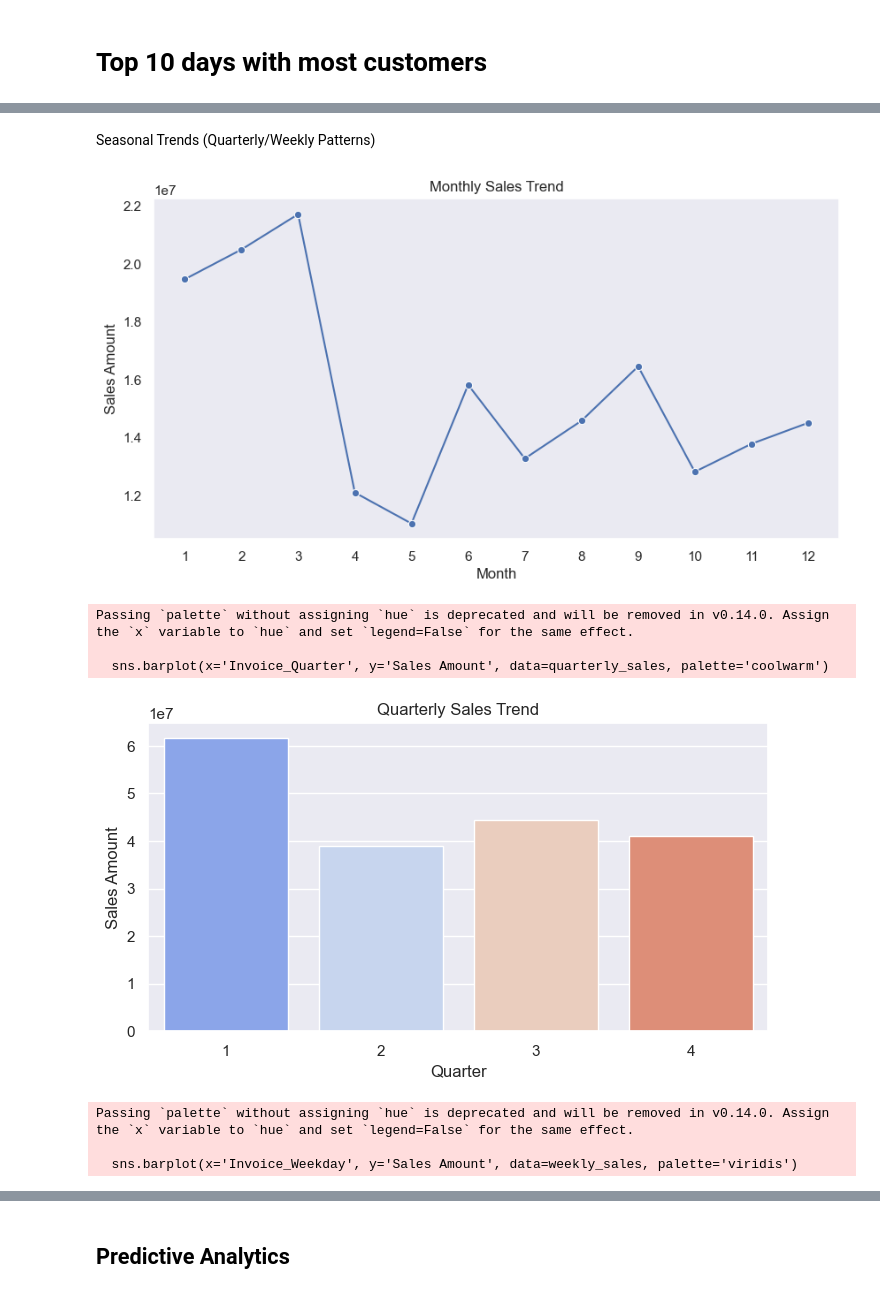
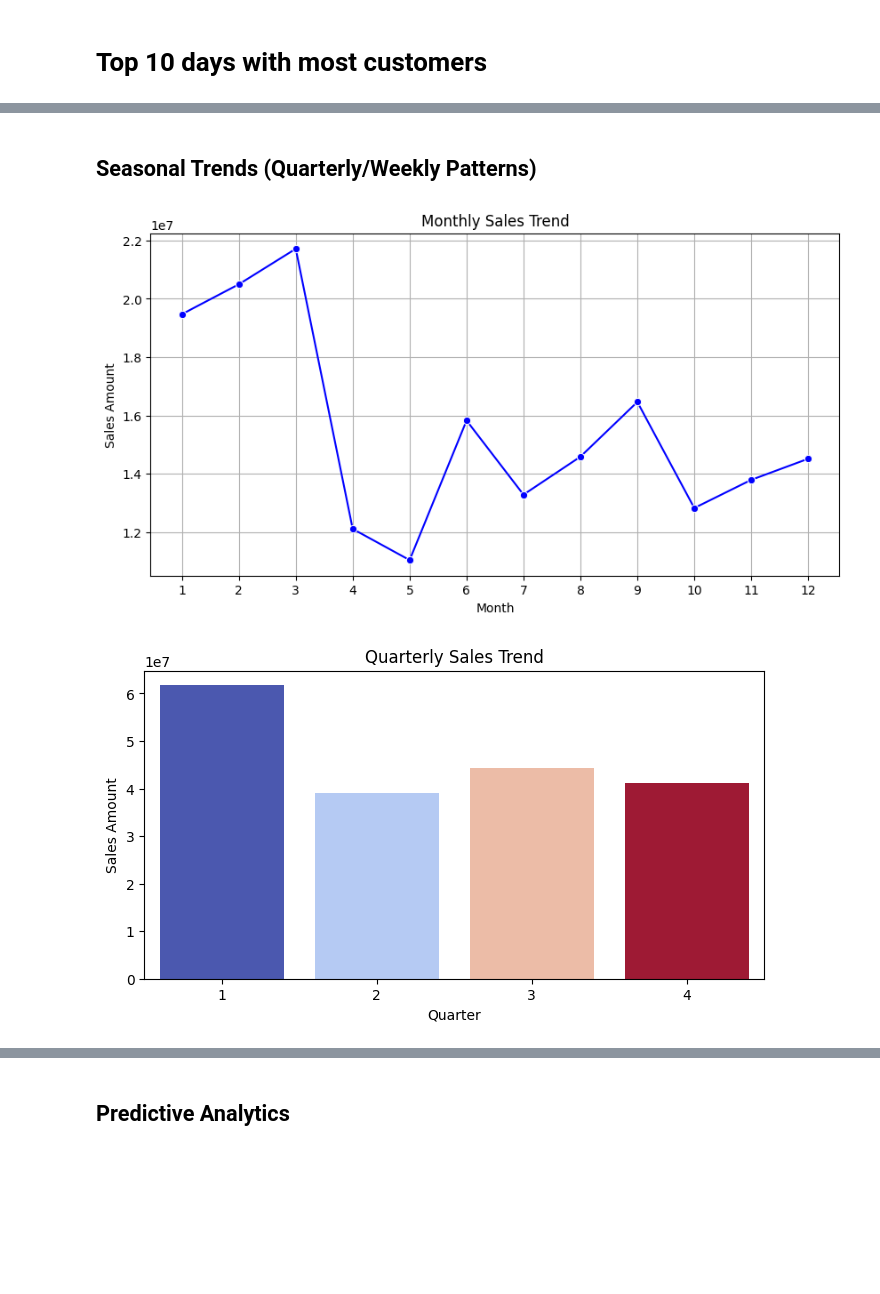
Before and after one commit to thithikshaslt/Amazon-Trends-Analysis, a Jupyter notebook: AmazonProject.ipynb, the cells around one changed output, grey strips where cells are left out. Drawn from its saved outputs; the diff is of its cells as text; code cells hidden in the pictures; blank space fills up the shorter version.

```diff
--- a/AmazonProject.ipynb
+++ b/AmazonProject.ipynb
@@ -6,7 +17,7 @@ import matplotlib.pyplot as plt
 # %% [markdown]
 Load Dataset
 # %%
-df = pd.read_csv(r"C:\Users\slthi\Downloads\salesdata.csv", parse_dates=['DateKey','Invoice Date', 'Promised Delivery Date'])
+df = pd.read_csv(r"C:\Users\slthi\Downloads\salesdata.csv")
 df.head()
 # %% [output]
 |  | Custkey | DateKey | Discount Amount | Invoice Date | Invoice Number | Item Class | Item Number | Item | ... |
@@ -38,6 +44,3 @@ df.dropna(subset=['Discount Amount', 'Sales Price', 'Item Number'], inplace=True
-# %%
-df['Sales Rep'].fillna('Unknown', inplace=True)
-df['U/M'].fillna('Not Specified', inplace=True)
 # %%
 df.isnull().sum()
 # %% [output]
@@ -165,8 +197,6 @@ Observations:
 
 3- Sales quantity is moderately related to Sales amount, discount amount, sales margin amount.
 Their is no relation Between Sales Rep and Sales Amount, Sales Margin Amount.
-# %%
-sns.set(style = 'darkgrid')
 # %% [markdown]
 # Top 10 high sales day
 # %%
@@ -336,45 +346,39 @@ plt.show()
 # %% [markdown]
-Seasonal Trends (Quarterly/Weekly Patterns)
+## Seasonal Trends (Quarterly/Weekly Patterns)
 # %%
 # Monthly Sales Trend
 monthly_sales = df.groupby('Invoice_Month').agg({'Sales Amount': 'sum'}).reset_index()
 plt.figure(figsize=(10, 5))
 sns.lineplot(x='Invoice_Month', y='Sales Amount', data=monthly_sales, marker='o', color='b')
-plt.xticks(range(1, 13))  # Ensure all months are displayed
+plt.xticks(range(1, 13))
 plt.title('Monthly Sales Trend')
 plt.xlabel('Month')
 plt.ylabel('Sales Amount')
 plt.grid()
 plt.show()
 
 # Quarterly Sales Trend
 quarterly_sales = df.groupby('Invoice_Quarter').agg({'Sales Amount': 'sum'}).reset_index()
 plt.figure(figsize=(8, 4))
-sns.barplot(x='Invoice_Quarter', y='Sales Amount', data=quarterly_sales, palette='coolwarm')
+sns.barplot(x='Invoice_Quarter', y='Sales Amount', data=quarterly_sales, hue='Invoice_Quarter', palette='coolwarm', legend=False)
 plt.title('Quarterly Sales Trend')
 plt.xlabel('Quarter')
 plt.ylabel('Sales Amount')
 plt.show()
 
 # Weekly Sales Trend
 df['Invoice_Weekday'] = df['Invoice Date'].dt.day_name()
 weekly_sales = df.groupby('Invoice_Weekday').agg({'Sales Amount': 'sum'}).reset_index()
 weekday_order = ['Monday', 'Tuesday', 'Wednesday', 'Thursday', 'Friday', 'Saturday', 'Sunday']
 weekly_sales = weekly_sales.set_index('Invoice_Weekday').reindex(weekday_order).reset_index()
 
 plt.figure(figsize=(10, 5))
-sns.barplot(x='Invoice_Weekday', y='Sales Amount', data=weekly_sales, palette='viridis')
+sns.barplot(x='Invoice_Weekday', y='Sales Amount', data=weekly_sales, hue='Invoice_Weekday', palette='viridis', legend=False)
 plt.title('Weekly Sales Trend')
 plt.xlabel('Day of the Week')
 plt.ylabel('Sales Amount')
 plt.xticks(rotation=45)
 plt.show()
 # %% [output]
-[figure, old version]
+[figure, new version]
-Passing `palette` without assigning `hue` is deprecated and will be removed in v0.14.0. Assign the `x` variable to `hue` and set `legend=False` for the same effect.
-
-  sns.barplot(x='Invoice_Quarter', y='Sales Amount', data=quarterly_sales, palette='coolwarm')
-[figure, old version]
+[figure, new version]
-Passing `palette` without assigning `hue` is deprecated and will be removed in v0.14.0. Assign the `x` variable to `hue` and set `legend=False` for the same effect.
-
-  sns.barplot(x='Invoice_Weekday', y='Sales Amount', data=weekly_sales, palette='viridis')
```
Also changed, not shown: parts of 45 cells of this notebook.
